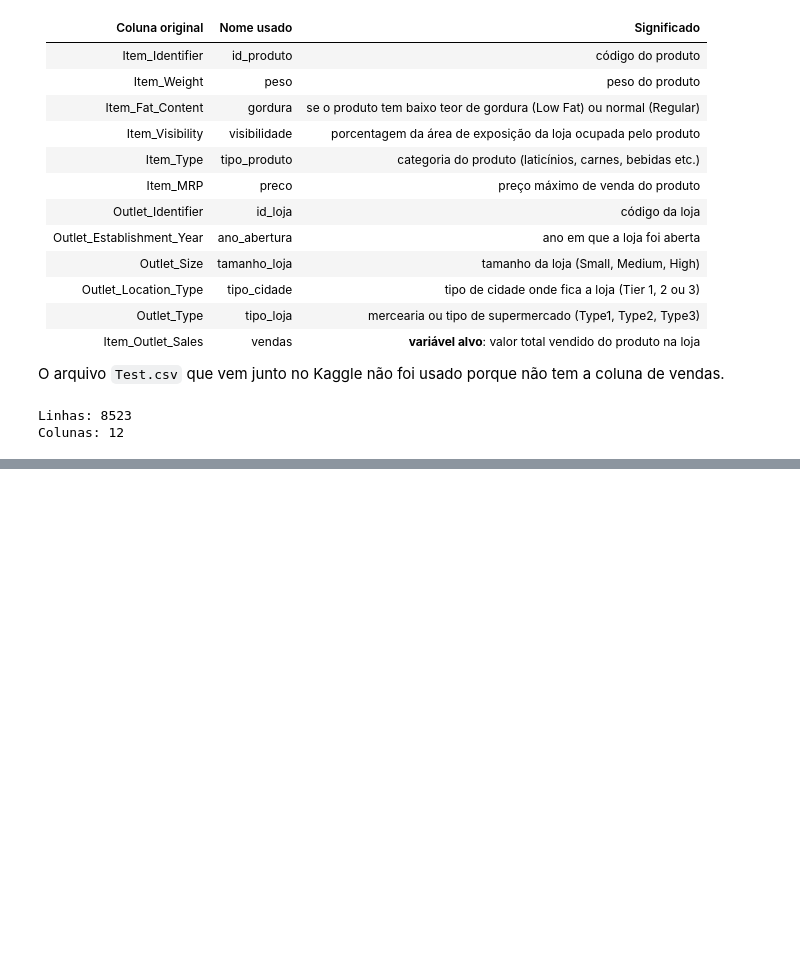
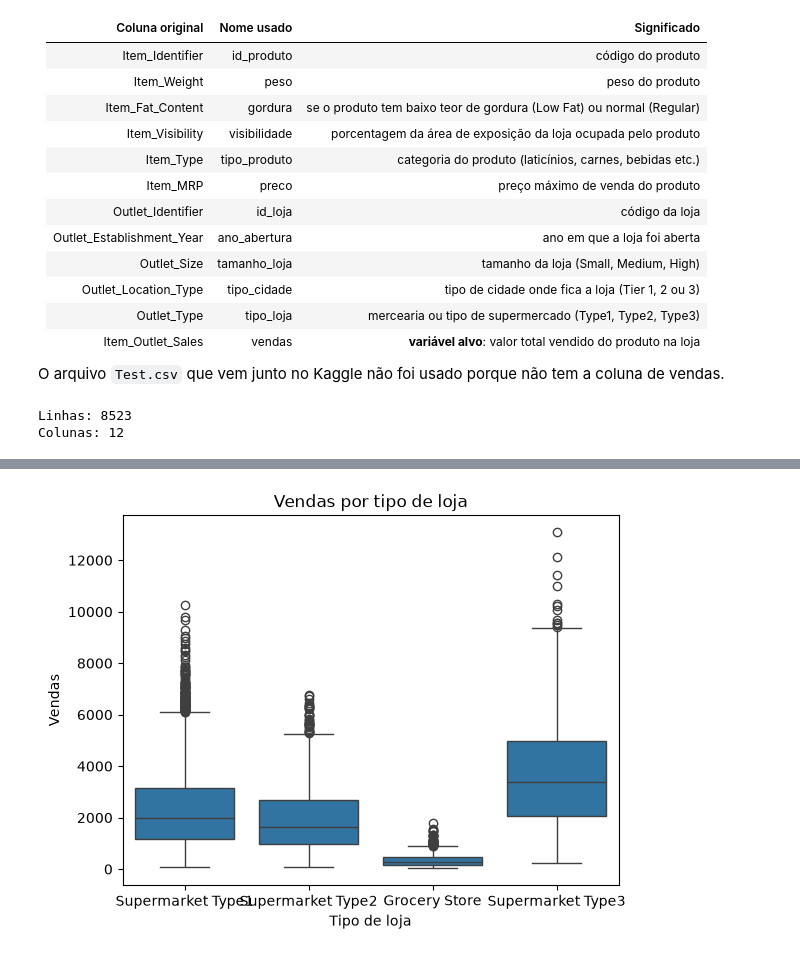
Before and after one commit to JlucasFaria/projeto-ml, a Jupyter notebook: notebooks/05_vendas_bigmart.ipynb, the cells around one changed output, grey strips where cells are left out. Cells and saved outputs as stored; diff of their text form; code cells hidden in the pictures; blank space fills up the shorter version.

```diff
--- a/notebooks/05_vendas_bigmart.ipynb
+++ b/notebooks/05_vendas_bigmart.ipynb
@@ -64,0 +185,9 @@ Colunas: 12
+# %%
+# vendas por tipo de loja
+sns.boxplot(data=df, x='tipo_loja', y='vendas')
+plt.title('Vendas por tipo de loja')
+plt.xlabel('Tipo de loja')
+plt.ylabel('Vendas')
+plt.show()
+# %% [output]
+[figure, added]
```
Also changed, not shown: parts of 15 cells of this notebook.
